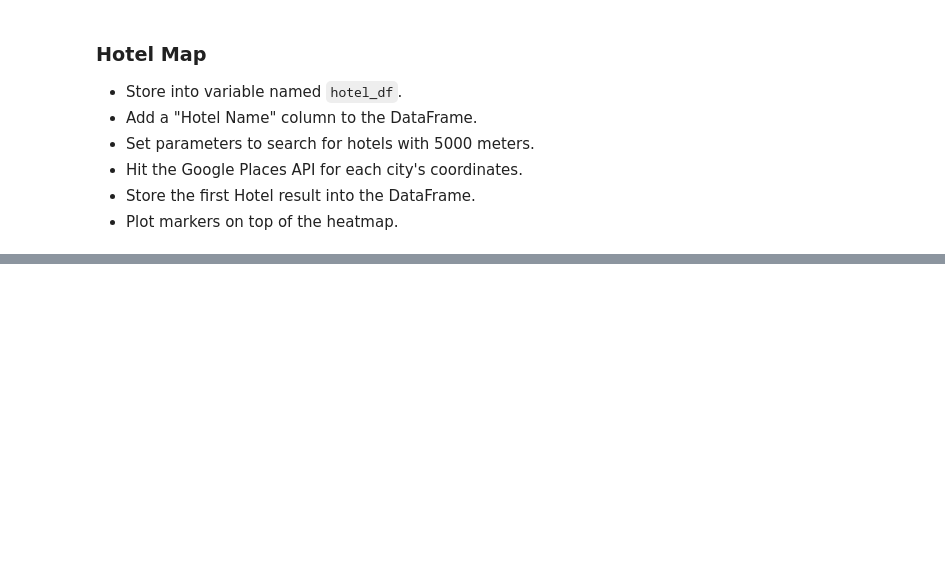
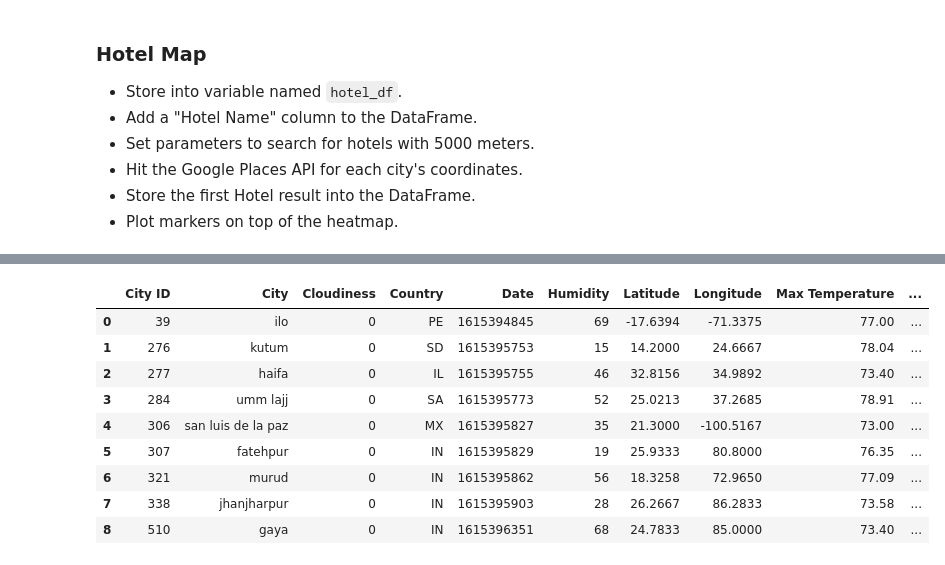
Before and after one commit to supriyada/Python-API-challenge, a Jupyter notebook: WeatherPy/VacationPy.ipynb, the cells around one changed output, grey strips where cells are left out. Cells and saved outputs as stored; diff of their text form; code cells hidden in the pictures; blank space fills up the shorter version.

```diff
--- a/WeatherPy/VacationPy.ipynb
+++ b/WeatherPy/VacationPy.ipynb
@@ -80,0 +146,37 @@ weather_new_df.head()
+# %%
+# find the closest restaurant of each type to coordinates
+
+base_url = "https://maps.googleapis.com/maps/api/place/nearbysearch/json"
+radius = 5000
+
+params = {
+    "radius": radius,
+    "type": "lodging",
+     "key": g_key,
+}
+# use iterrows to iterate through pandas dataframe
+for index, row in hotel_df.iterrows():
+
+    city_name = row['City']
+    lat = row['Latitude']
+    lng = row['Longitude']
+    coord = f"{lat},{lng}"
+    params['location'] = coord
+
+    # assemble url and make API request
+    print(f"Retrieving Results for Index {index}: {city_name}.")
+    response = requests.get(base_url, params=params).json()
+
+    # extract results
+    results = response['results']
+
+    try:
+        print(f"Closest hotel to {city_name} is {results[0]['name']}.")
+        hotel_df.loc[index, 'Hotel name'] = results[0]['name']
+        print(response['results'][0]['name'])
+
+    except (KeyError, IndexError):
+        hotel_df.loc[index, 'Hotel name'] = ''
+        print("Missing field/result... skipping.")
+
+    print("------------")
@@ -81,3 +201,16 @@ weather_new_df.head()
+# %%
+hotel_df
+# %% [output]
+|  | City ID | City | Cloudiness | Country | Date | Humidity | Latitude | Longitude | Max Temperature | ... |
+| 0 | 39 | ilo | 0 | PE | 1615394845 | 69 | -17.6394 | -71.3375 | 77.00 | ... |
+| 1 | 276 | kutum | 0 | SD | 1615395753 | 15 | 14.2000 | 24.6667 | 78.04 | ... |
+| 2 | 277 | haifa | 0 | IL | 1615395755 | 46 | 32.8156 | 34.9892 | 73.40 | ... |
+| 3 | 284 | umm lajj | 0 | SA | 1615395773 | 52 | 25.0213 | 37.2685 | 78.91 | ... |
+| 4 | 306 | san luis de la paz | 0 | MX | 1615395827 | 35 | 21.3000 | -100.5167 | 73.00 | ... |
+| 5 | 307 | fatehpur | 0 | IN | 1615395829 | 19 | 25.9333 | 80.8000 | 76.35 | ... |
+| 6 | 321 | murud | 0 | IN | 1615395862 | 56 | 18.3258 | 72.9650 | 77.09 | ... |
+| 7 | 338 | jhanjharpur | 0 | IN | 1615395903 | 28 | 26.2667 | 86.2833 | 73.58 | ... |
+| 8 | 510 | gaya | 0 | IN | 1615396351 | 68 | 24.7833 | 85.0000 | 73.40 | ... |
 # %%
 # NOTE: Do not change any of the code in this cell
 
```
Also changed, not shown: parts of 10 cells of this notebook, 3 other files.
